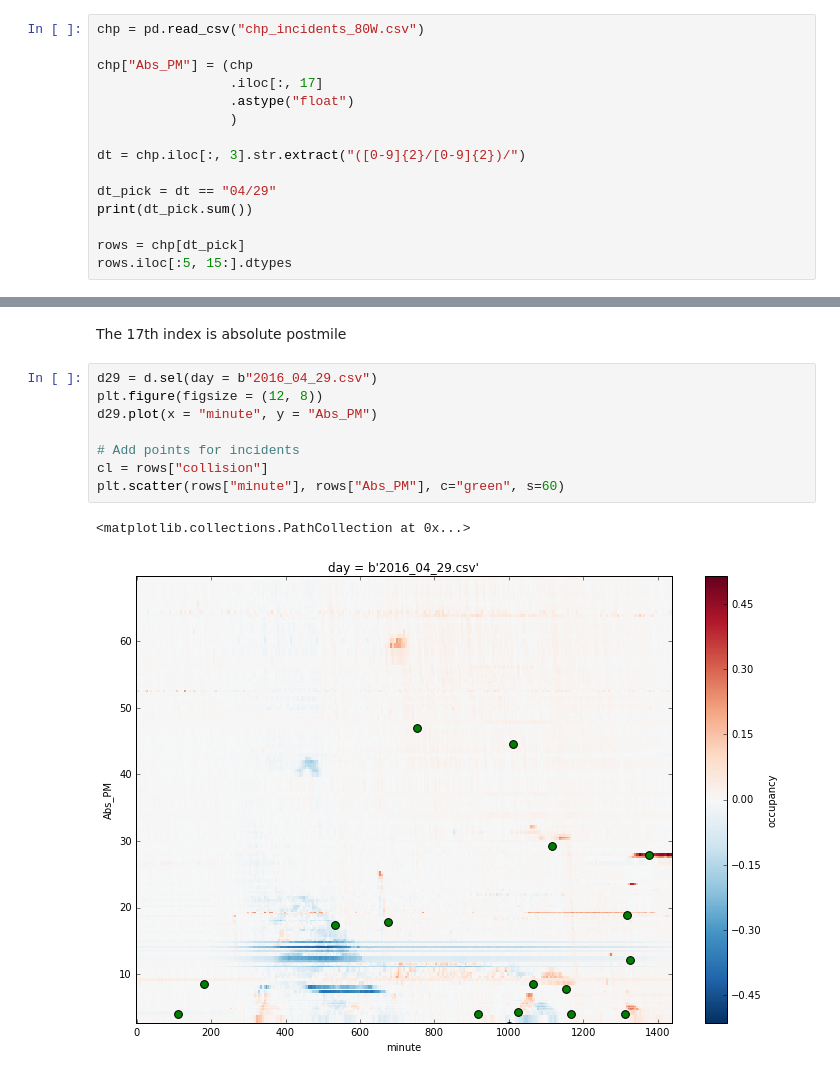
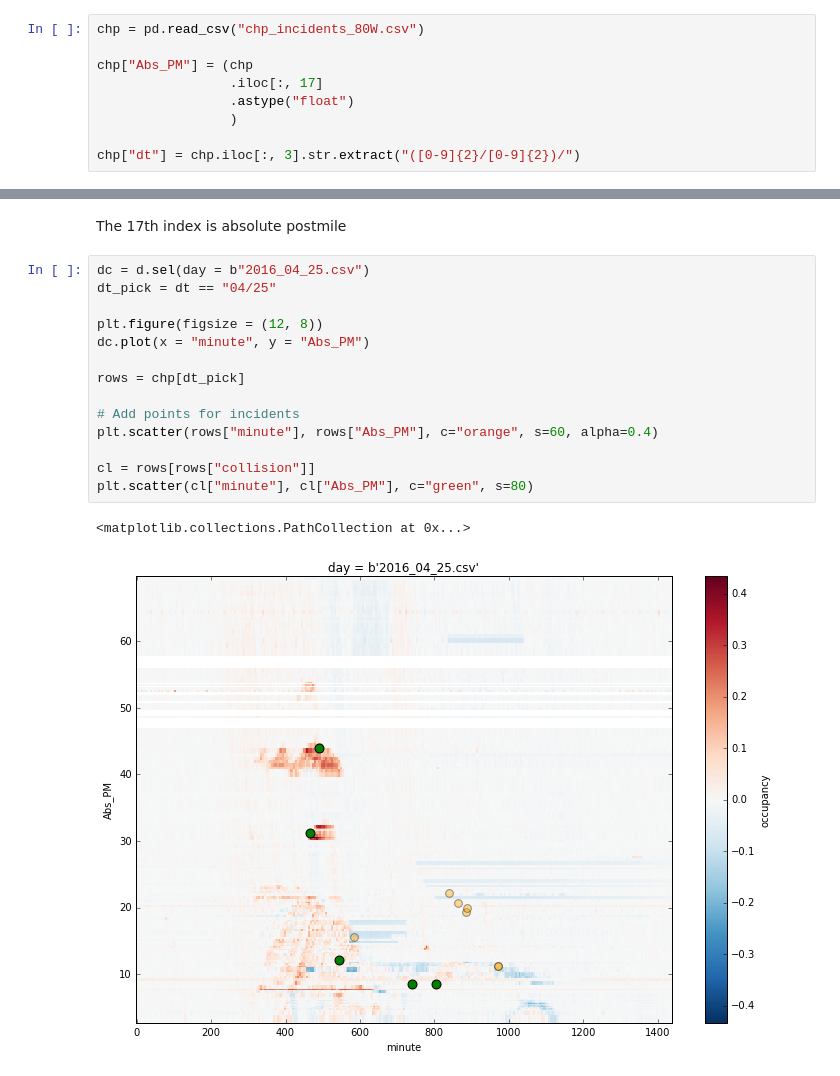
Before and after one commit to clarkfitzg/eci256project, a Jupyter notebook: plots.ipynb, the cells around one changed output, grey strips where cells are left out. Saved outputs shown, nothing was run; the diff lists cells and outputs as text.

```diff
--- a/plots.ipynb
+++ b/plots.ipynb
@@ -37,10 +60,4 @@ chp["Abs_PM"] = (chp
                  .astype("float")
                  )
 
-dt = chp.iloc[:, 3].str.extract("([0-9]{2}/[0-9]{2})/")
-
-dt_pick = dt == "04/29"
-print(dt_pick.sum())
-
-rows = chp[dt_pick]
-rows.iloc[:5, 15:].dtypes
+chp["dt"] = chp.iloc[:, 3].str.extract("([0-9]{2}/[0-9]{2})/")
@@ -61,13 +64,19 @@ dtype: object
 # %% [markdown]
 The 17th index is absolute postmile
 # %%
-d29 = d.sel(day = b"2016_04_29.csv")
+dc = d.sel(day = b"2016_04_25.csv")
+dt_pick = dt == "04/25"
+
 plt.figure(figsize = (12, 8))
-d29.plot(x = "minute", y = "Abs_PM")
+dc.plot(x = "minute", y = "Abs_PM")
+
+rows = chp[dt_pick]
 
 # Add points for incidents
-cl = rows["collision"]
-plt.scatter(rows["minute"], rows["Abs_PM"], c="green", s=60)
+plt.scatter(rows["minute"], rows["Abs_PM"], c="orange", s=60, alpha=0.4)
+
+cl = rows[rows["collision"]]
+plt.scatter(cl["minute"], cl["Abs_PM"], c="green", s=80)
 # %% [output]
 <matplotlib.collections.PathCollection at 0x...>
-[figure, old version]
+[figure, new version]
```
Also changed, not shown: parts of 14 cells of this notebook.
